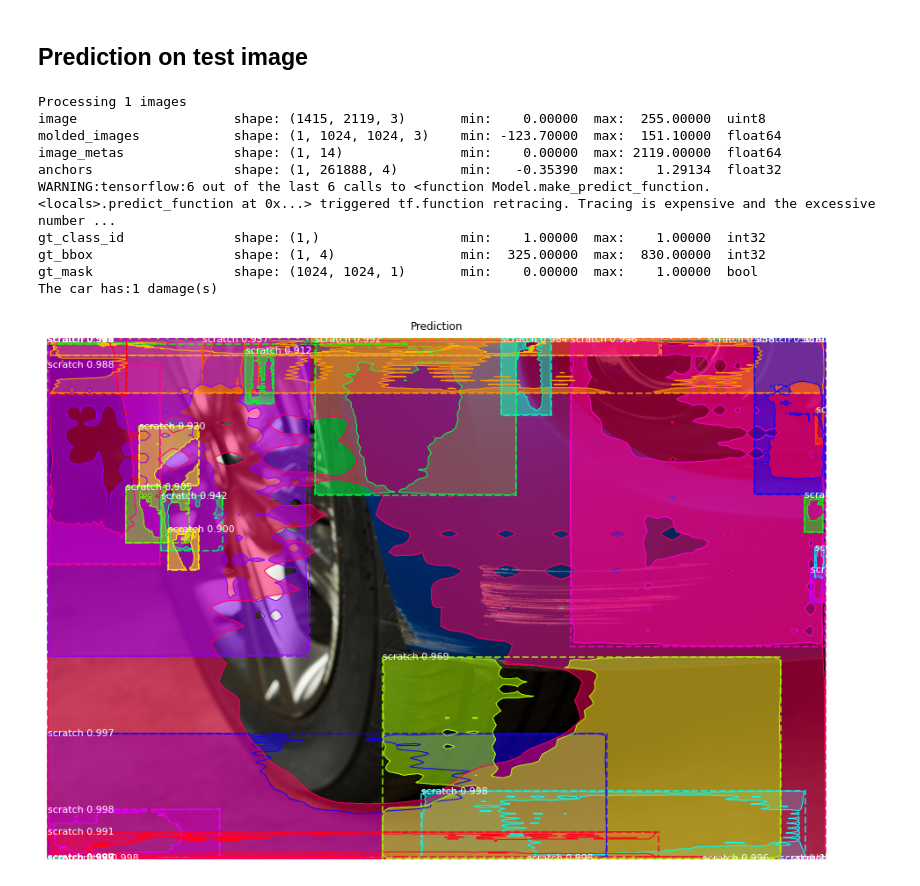
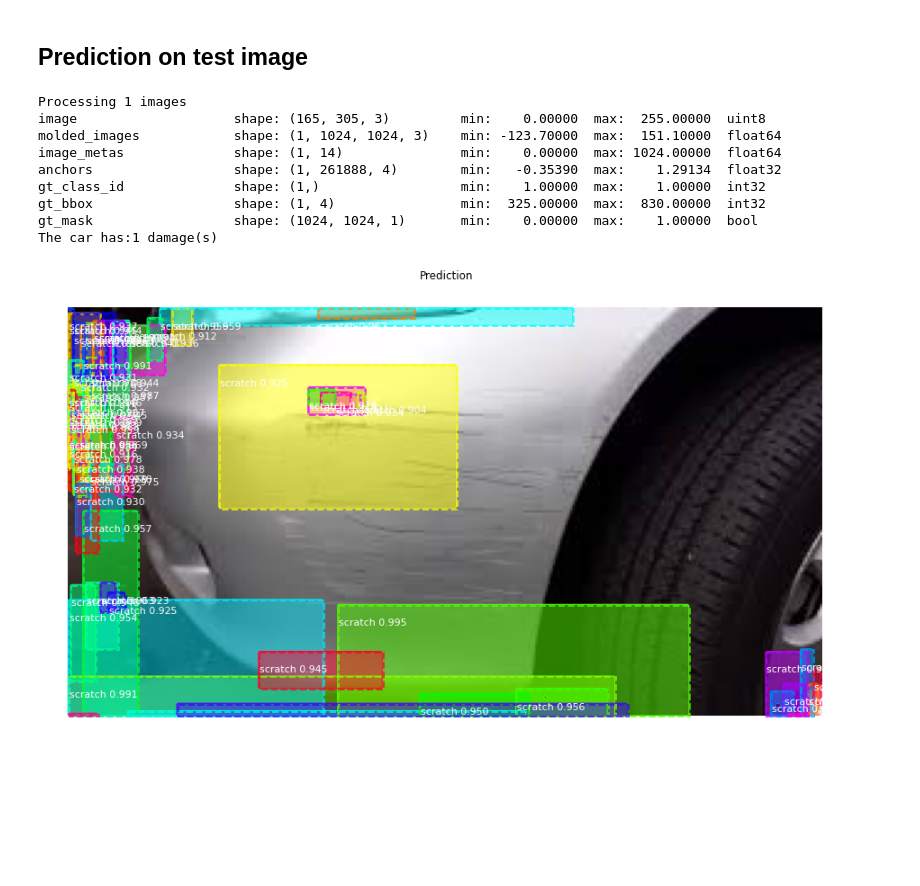
Before and after one commit to basel-ay/Automated-Car-Damage-Detection, a Jupyter notebook: car_damage_detection.ipynb, the cells around one changed output. Cells and saved outputs as stored; diff of their text form; code cells hidden in the pictures; blank space fills up the shorter version.

```diff
--- a/car_damage_detection.ipynb
+++ b/car_damage_detection.ipynb
@@ -265,31 +270,30 @@ The car has:1 damage(s)
 # %% [markdown]
 ## Prediction on test image
 # %%
-image = cv2.imread("./dataset/train/image1.jpg")
+image = cv2.imread("./dataset/train/image1.jpeg")
 image = cv2.cvtColor(image, cv2.COLOR_BGR2RGB)
 
 # Run object detection
 results = model.detect([image], verbose=1)
 
 # Display results
 ax = get_ax(1)
 r = results[0]
 visualize.display_instances(image, r['rois'], r['masks'], r['class_ids'],
                             dataset.class_names, r['scores'], ax=ax,
                             title="Prediction")
 log("gt_class_id", gt_class_id)
 log("gt_bbox", gt_bbox)
 log("gt_mask", gt_mask)
 print('The car has:{} damage(s)'.format(len(dataset.image_info[image_id]['polygons'])))
 # %% [output]
 Processing 1 images
-image                    shape: (1415, 2119, 3)       min:    0.00000  max:  255.00000  uint8
+image                    shape: (165, 305, 3)         min:    0.00000  max:  255.00000  uint8
 molded_images            shape: (1, 1024, 1024, 3)    min: -123.70000  max:  151.10000  float64
-image_metas              shape: (1, 14)               min:    0.00000  max: 2119.00000  float64
+image_metas              shape: (1, 14)               min:    0.00000  max: 1024.00000  float64
 anchors                  shape: (1, 261888, 4)        min:   -0.35390  max:    1.29134  float32
-WARNING:tensorflow:6 out of the last 6 calls to <function Model.make_predict_function.<locals>.predict_function at 0x...> triggered tf.function retracing. Tracing is expensive and the excessive number ...
 gt_class_id              shape: (1,)                  min:    1.00000  max:    1.00000  int32
 gt_bbox                  shape: (1, 4)                min:  325.00000  max:  830.00000  int32
 gt_mask                  shape: (1024, 1024, 1)       min:    0.00000  max:    1.00000  bool
 The car has:1 damage(s)
-[figure, old version]
+[figure, new version]
```
Also changed, not shown: parts of 4 cells of this notebook.
